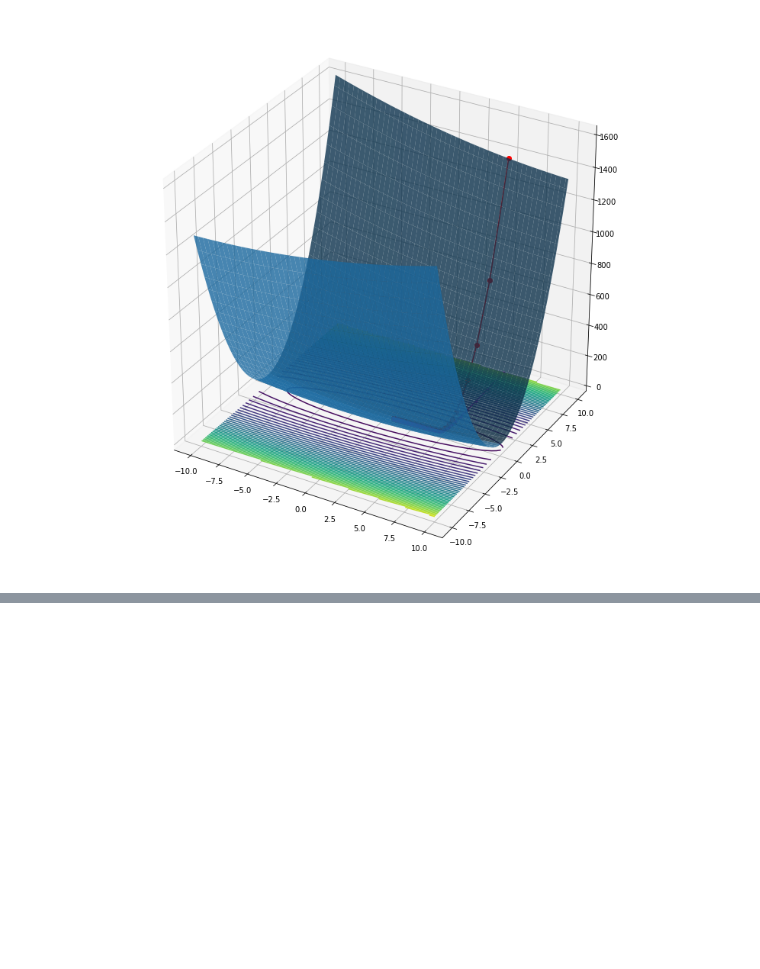
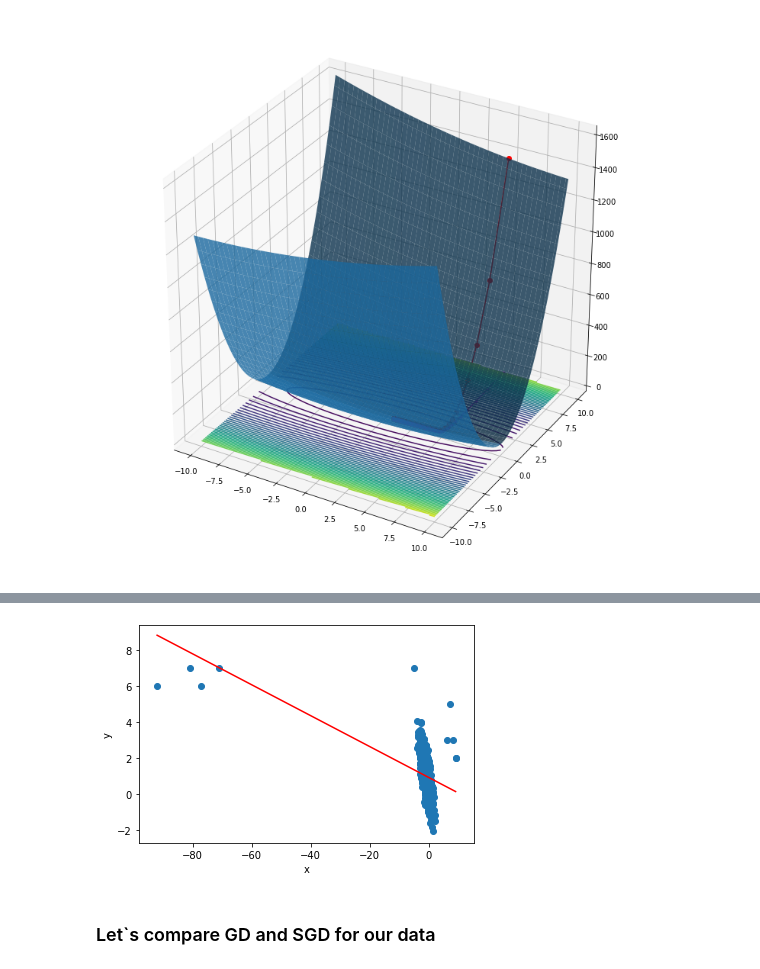
Before and after one commit to halynavs/gl-ml-basecamp, a Jupyter notebook: HW-1-with-abnormal-data-0.ipynb, the cells around one changed output, grey strips where cells are left out. Saved outputs shown, nothing was run; the diff lists cells and outputs as text; code cells hidden in the pictures; blank space fills up the shorter version.

```diff
--- a/HW-1-with-abnormal-data-0.ipynb
+++ b/HW-1-with-abnormal-data-0.ipynb
@@ -195,0 +258,12 @@ plt.plot(history[:,0], history[:,1],'m.-')
+# %%
+extremes = np.array([np.min(x), np.max(x)])
+line =  w[0] + extremes * w[1]
+plt.plot(extremes, line, 'r-')
+plt.scatter(x, y)
+plt.xlabel('x')
+plt.ylabel('y')
+plt.show()
+# %% [output]
+[figure, added]
+# %% [markdown]
+### Let`s compare GD and SGD for our data
```
Also changed, not shown: parts of 10 cells of this notebook.
